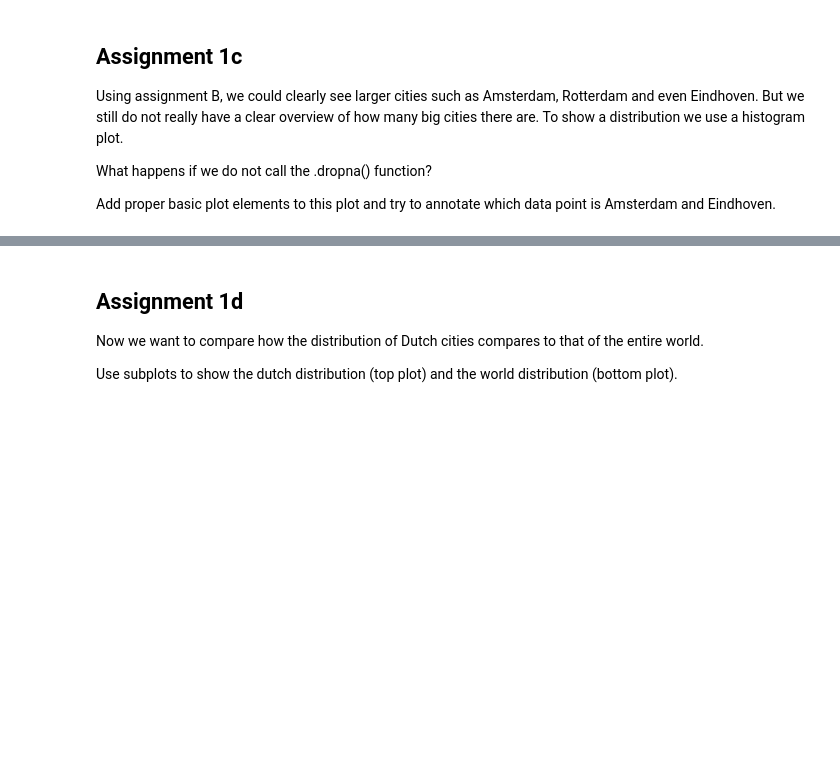
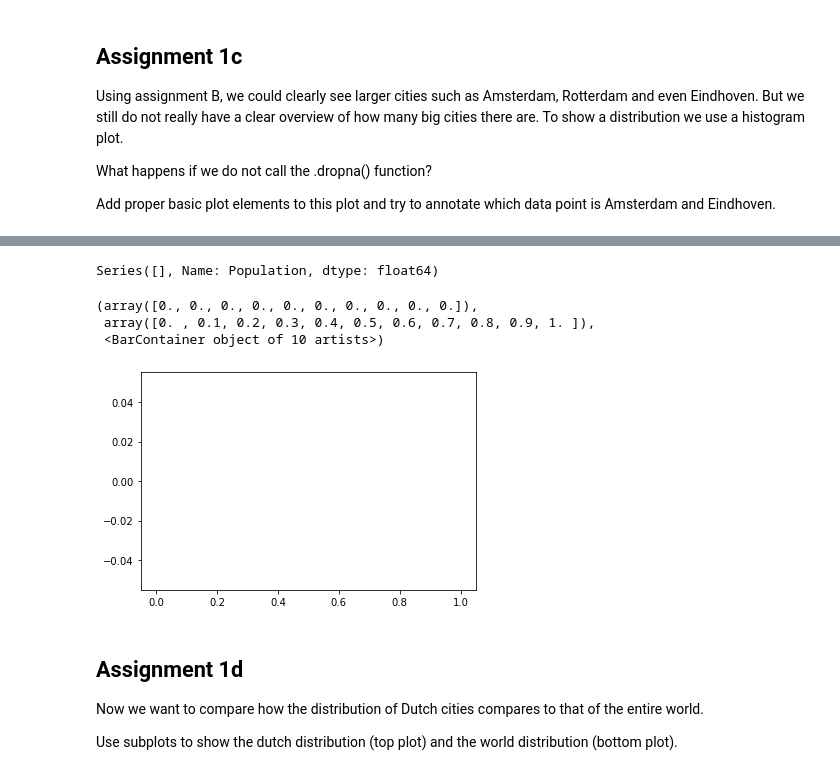
Before and after one commit to AviMegin/AI, a Jupyter notebook: Data/wk2 exercise Visualization.ipynb, the cells around one changed output, grey strips where cells are left out. Cells and saved outputs as stored; diff of their text form; code cells hidden in the pictures; blank space fills up the shorter version.

```diff
--- a/Data/wk2 exercise Visualization.ipynb
+++ b/Data/wk2 exercise Visualization.ipynb
@@ -171,3 +181,17 @@ plt.hist(np.asarray(dutch_cities.dropna().Population/1000), 100, density=1);
+# %%
+import pandas as pd
+pop = dutch_cities['Population']
+city = dutch_cities['City']
+amst_eind = dutch_cities.loc[(dutch_cities['City'] == 'amsterdam') &(dutch_cities['City'] == 'eindhoven')]
+popi = amst_eind['Population']
+print(popi)
+plt.hist(popi)
+# %% [output]
+Series([], Name: Population, dtype: float64)
+(array([0., 0., 0., 0., 0., 0., 0., 0., 0., 0.]),
+ array([0. , 0.1, 0.2, 0.3, 0.4, 0.5, 0.6, 0.7, 0.8, 0.9, 1. ]),
+ <BarContainer object of 10 artists>)
+[figure, added]
 # %% [markdown]
 ## Assignment 1d
 
```
Also changed, not shown: parts of 9 cells of this notebook, 2 other files.
